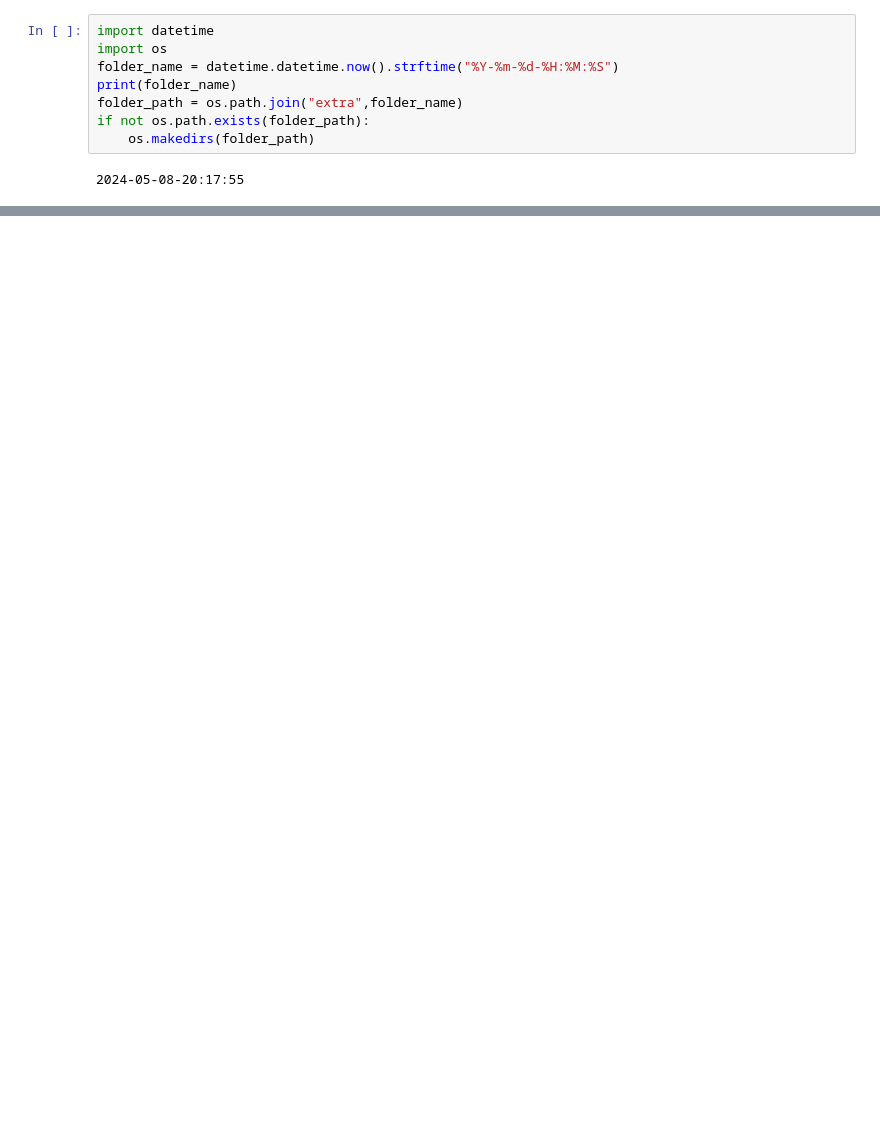
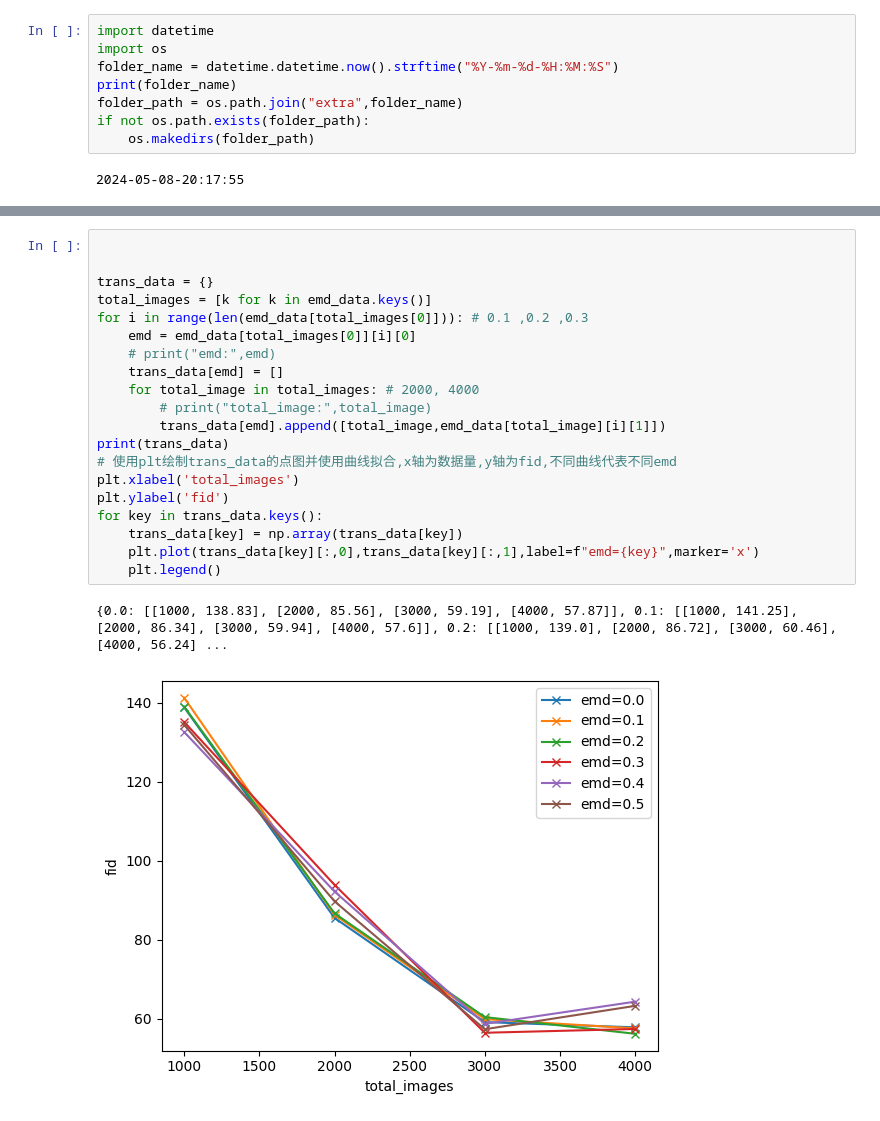
Before and after one commit to Chinoholo0807/block-aigc, a Jupyter notebook: test.ipynb, the cells around one changed output, grey strips where cells are left out. Drawn from its saved outputs; the diff is of its cells as text; blank space fills up the shorter version.

```diff
--- a/test.ipynb
+++ b/test.ipynb
@@ -127,0 +239,23 @@ if not os.path.exists(folder_path):
+# %%
+
+
+trans_data = {}
+total_images = [k for k in emd_data.keys()]
+for i in range(len(emd_data[total_images[0]])): # 0.1 ,0.2 ,0.3
+    emd = emd_data[total_images[0]][i][0]
+    # print("emd:",emd)
+    trans_data[emd] = []
+    for total_image in total_images: # 2000, 4000
+        # print("total_image:",total_image)
+        trans_data[emd].append([total_image,emd_data[total_image][i][1]])
+print(trans_data)
+# 使用plt绘制trans_data的点图并使用曲线拟合,x轴为数据量,y轴为fid,不同曲线代表不同emd
+plt.xlabel('total_images')
+plt.ylabel('fid')
+for key in trans_data.keys():
+    trans_data[key] = np.array(trans_data[key])
+    plt.plot(trans_data[key][:,0],trans_data[key][:,1],label=f"emd={key}",marker='x')
+    plt.legend()
+# %% [output]
+{0.0: [[1000, 138.83], [2000, 85.56], [3000, 59.19], [4000, 57.87]], 0.1: [[1000, 141.25], [2000, 86.34], [3000, 59.94], [4000, 57.6]], 0.2: [[1000, 139.0], [2000, 86.72], [3000, 60.46], [4000, 56.24] ...
+[figure, added]
```
Also changed, not shown: parts of 2 cells of this notebook, 20 other files.
